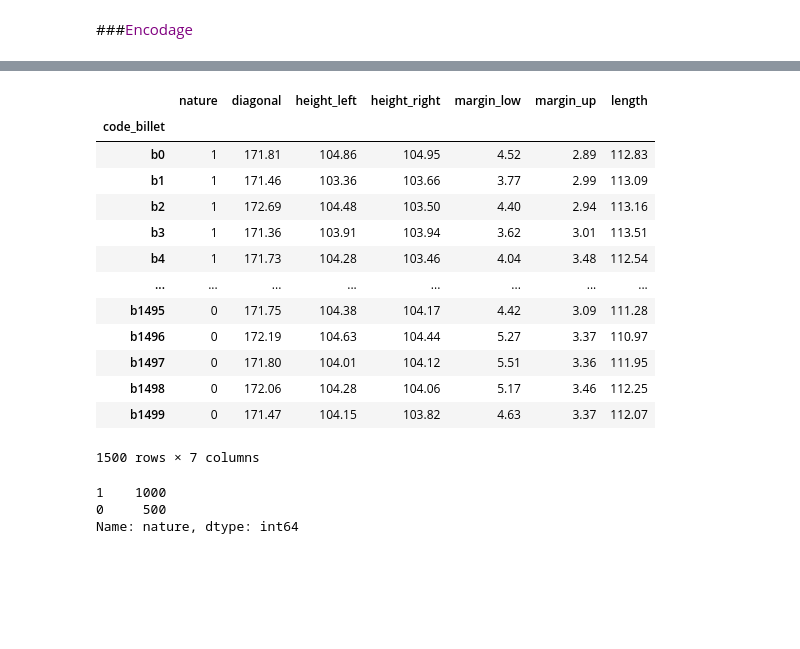
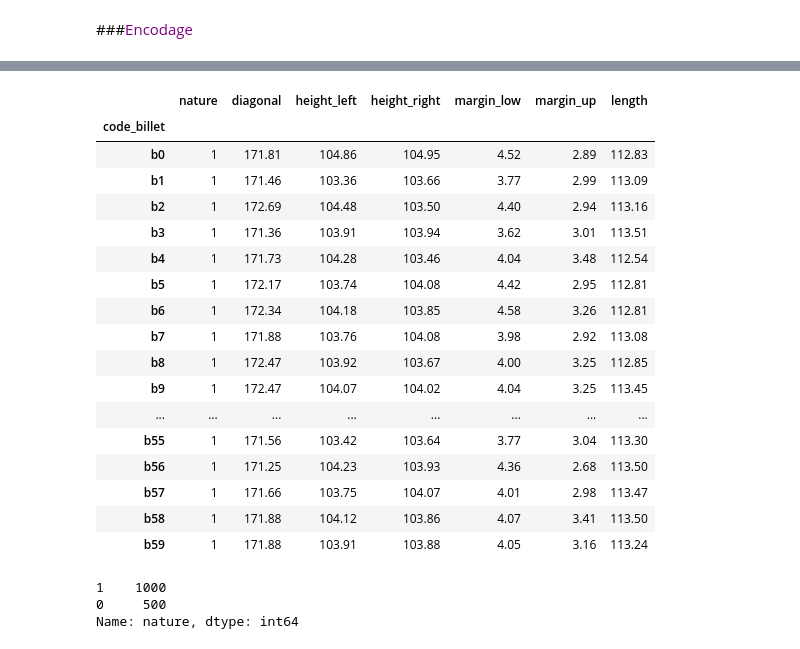
Before and after one commit to Randasabag/Detectez-des-faux-billets-avec-R-ou-Python, a Jupyter notebook: P10.ipynb, the cells around one changed output, grey strips where cells are left out. Drawn from its saved outputs; the diff is of its cells as text; code cells hidden in the pictures; blank space fills up the shorter version.

```diff
--- a/P10.ipynb
+++ b/P10.ipynb
@@ -121,23 +138,27 @@ df_billets['nature'] = encoder.fit_transform(df_billets['nature'])
 # %%
 #donner un nom aux billets
 df_billets['code_billet']="b"+(df_billets.index).astype(str)
 df_billets=df_billets.set_index('code_billet')
-df_billets
+df_billets.head(60)
 # %% [output]
 |  | nature | diagonal | height_left | height_right | margin_low | margin_up | length |
 | code_billet |  |  |  |  |  |  |  |
 | b0 | 1 | 171.81 | 104.86 | 104.95 | 4.52 | 2.89 | 112.83 |
 | b1 | 1 | 171.46 | 103.36 | 103.66 | 3.77 | 2.99 | 113.09 |
 | b2 | 1 | 172.69 | 104.48 | 103.50 | 4.40 | 2.94 | 113.16 |
 | b3 | 1 | 171.36 | 103.91 | 103.94 | 3.62 | 3.01 | 113.51 |
 | b4 | 1 | 171.73 | 104.28 | 103.46 | 4.04 | 3.48 | 112.54 |
+| b5 | 1 | 172.17 | 103.74 | 104.08 | 4.42 | 2.95 | 112.81 |
+| b6 | 1 | 172.34 | 104.18 | 103.85 | 4.58 | 3.26 | 112.81 |
+| b7 | 1 | 171.88 | 103.76 | 104.08 | 3.98 | 2.92 | 113.08 |
+| b8 | 1 | 172.47 | 103.92 | 103.67 | 4.00 | 3.25 | 112.85 |
+| b9 | 1 | 172.47 | 104.07 | 104.02 | 4.04 | 3.25 | 113.45 |
 | ... | ... | ... | ... | ... | ... | ... | ... |
-| b1495 | 0 | 171.75 | 104.38 | 104.17 | 4.42 | 3.09 | 111.28 |
-| b1496 | 0 | 172.19 | 104.63 | 104.44 | 5.27 | 3.37 | 110.97 |
-| b1497 | 0 | 171.80 | 104.01 | 104.12 | 5.51 | 3.36 | 111.95 |
-| b1498 | 0 | 172.06 | 104.28 | 104.06 | 5.17 | 3.46 | 112.25 |
-| b1499 | 0 | 171.47 | 104.15 | 103.82 | 4.63 | 3.37 | 112.07 |
+| b55 | 1 | 171.56 | 103.42 | 103.64 | 3.77 | 3.04 | 113.30 |
+| b56 | 1 | 171.25 | 104.23 | 103.93 | 4.36 | 2.68 | 113.50 |
+| b57 | 1 | 171.66 | 103.75 | 104.07 | 4.01 | 2.98 | 113.47 |
+| b58 | 1 | 171.88 | 104.12 | 103.86 | 4.07 | 3.41 | 113.50 |
+| b59 | 1 | 171.88 | 103.91 | 103.88 | 4.05 | 3.16 | 113.24 |
-1500 rows × 7 columns
 # %%
 df_billets['nature'].value_counts()
 # %% [output]
```
Also changed, not shown: parts of 77 cells of this notebook.
